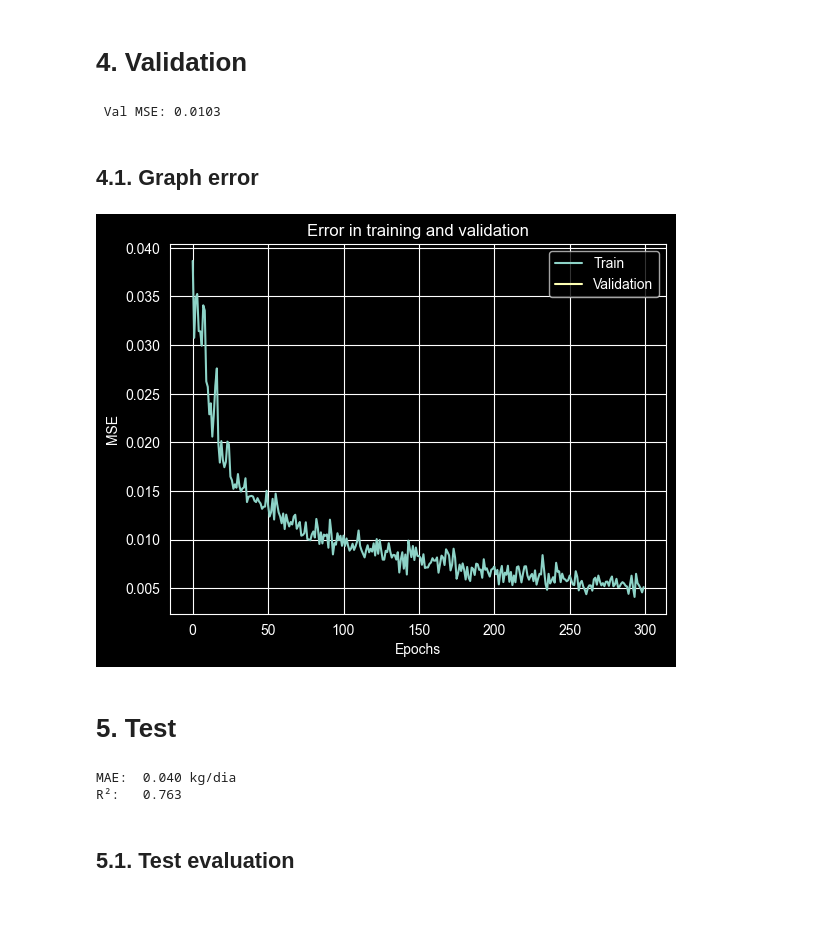
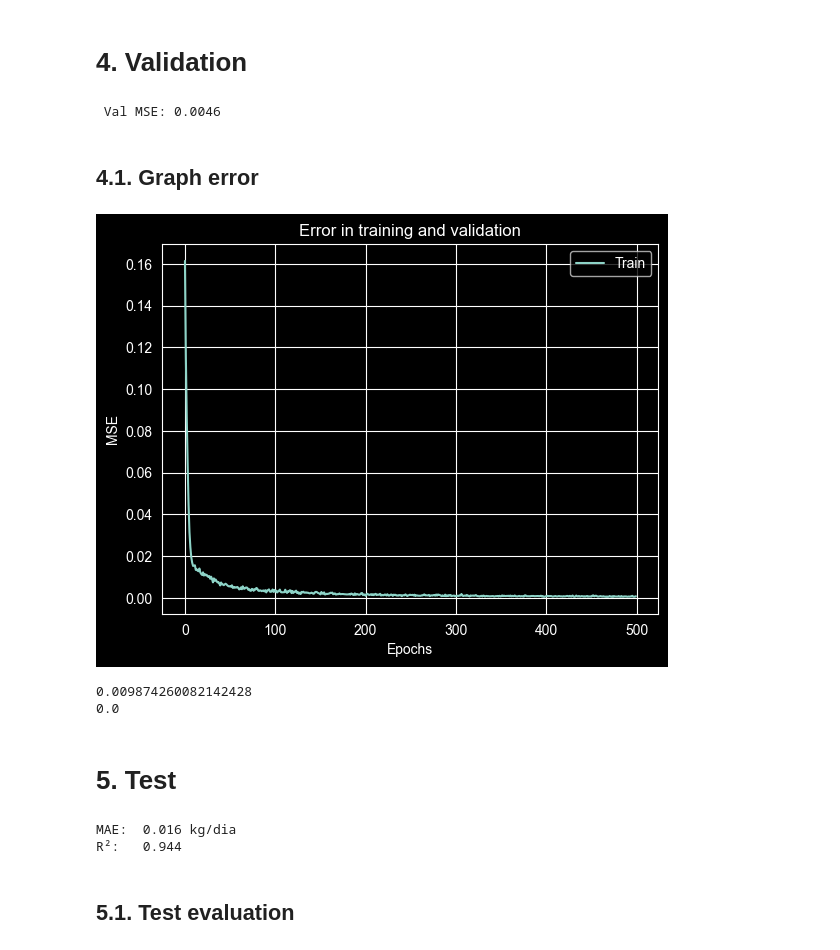
Before and after one commit to eulergomees/dnn_cattle_weight_gain, a Jupyter notebook: dnn_cattle_weight_gain.ipynb, the cells around one changed output. Drawn from its saved outputs; the diff is of its cells as text; code cells hidden in the pictures; blank space fills up the shorter version.

```diff
--- a/dnn_cattle_weight_gain.ipynb
+++ b/dnn_cattle_weight_gain.ipynb
@@ -244,7 +244,7 @@ tensor([[-0.2415,  0.8404,  0.0000,  ..., -0.2277, -0.0842,  0.1195],
 ## 3.5. Create dataloader
 # %%
 train_loader = DataLoader(TensorDataset(x_train_t, y_train_t), batch_size=16, shuffle=True)
-val_loader = DataLoader(TensorDataset(x_val_t, y_val_t), batch_size=16)
+val_loader = DataLoader(TensorDataset(x_val_t, y_val_t), batch_size=16, shuffle=True)
 # %% [markdown]
 # 4. Model training
 # %% [markdown]
@@ -267,8 +267,8 @@ class GMDNN(nn.Module):
 # %% [markdown]
 ## 4.2. Model parameters
 # %%
-learning_rate = 0.0001
-max_epochs = 300
+learning_rate = 0.001
+max_epochs = 500
 
 new_model = True
 save_model = True
@@ -362,31 +362,33 @@ Success!
 # 4. Validation
 # %%
 model.eval()
-val_loss = 0
 for inputs, targets in val_loader:
     outputs = model(inputs)
     loss = criterion(outputs, targets)
     val_loss += loss.item()
 
 val_loss /= len(val_loader)
-val_losses.append(val_loss)
 print(f" Val MSE: {val_loss:.4f}")
 # %% [output]
- Val MSE: 0.0103
+ Val MSE: 0.0046
 # %% [markdown]
 ## 4.1. Graph error
 # %%
 plt.figure()
 plt.plot(train_losses, label="Train")
-plt.plot(val_losses, label="Validation")
 plt.xlabel("Epochs")
 plt.ylabel("MSE")
 plt.title("Error in training and validation")
 plt.legend()
 plt.grid(True)
 plt.show()
+
+print(np.mean(val_loss))
+print(np.std(val_loss))
 # %% [output]
-[figure, old version]
+[figure, new version]
+0.009874260082142428
+0.0
 # %% [markdown]
 # 5. Test
 # %%
@@ -402,8 +404,8 @@ r2   = r2_score(y_true, y_hat)
 print(f"MAE:  {mae:.3f} kg/dia")
 print(f"R²:   {r2:.3f}")
 # %% [output]
-MAE:  0.040 kg/dia
-R²:   0.763
+MAE:  0.016 kg/dia
+R²:   0.944
 # %% [markdown]
 ## 5.1. Test evaluation
 # %%
```
Also changed, not shown: parts of 4 cells of this notebook, 1 other file.
